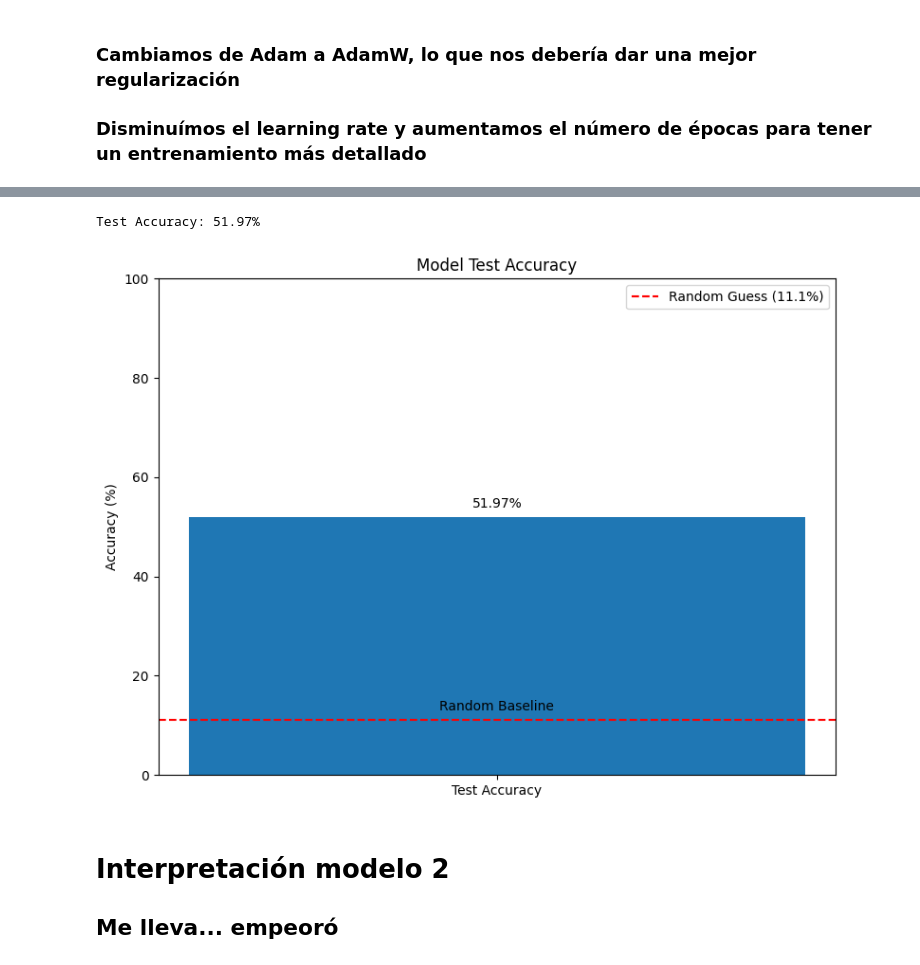
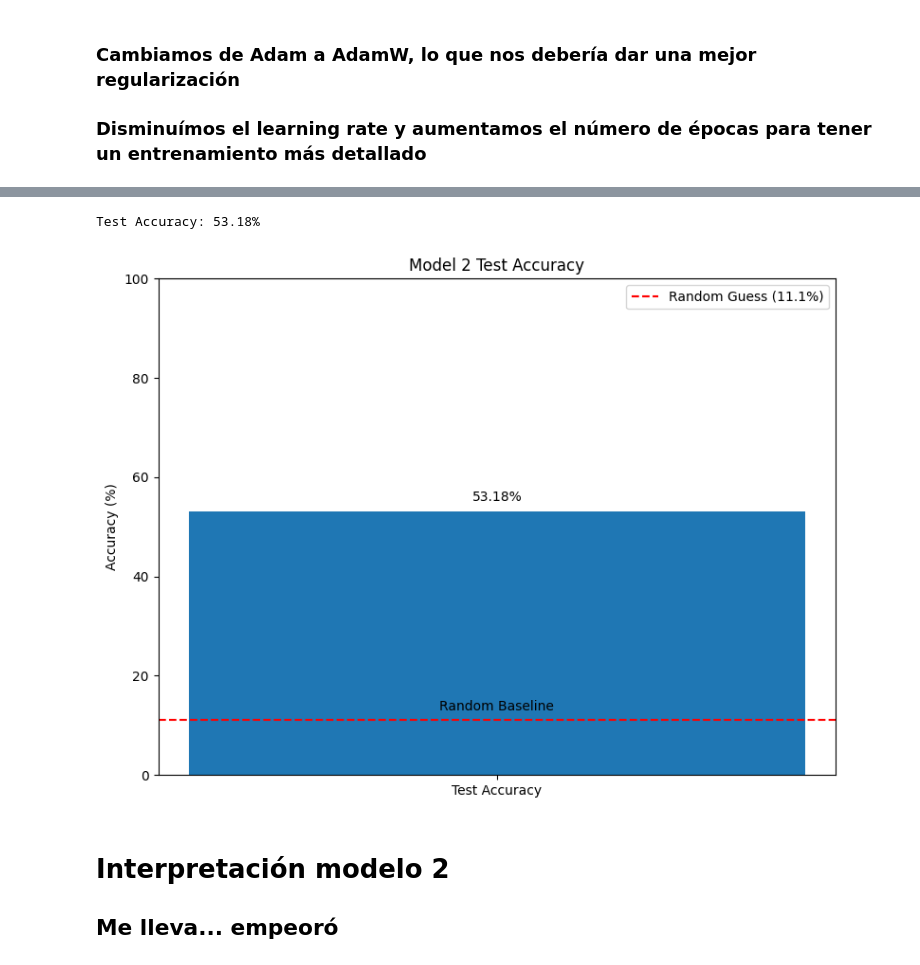
Before and after one commit to 00sen/7th-deep-learning, a Jupyter notebook: pytorch_transfer.ipynb, the cells around one changed output, grey strips where cells are left out. Saved outputs shown, nothing was run; the diff lists cells and outputs as text; code cells hidden in the pictures.

```diff
--- a/pytorch_transfer.ipynb
+++ b/pytorch_transfer.ipynb
@@ -1426,29 +1434,29 @@ with torch.no_grad():
         test_correct_2 += predicted.eq(labels).sum().item()
 
 test_acc_2 = 100.*test_correct_2/test_total_2
-print(f'\nTest Accuracy: {test_acc:.2f}%')
+print(f'\nTest Accuracy: {test_acc_2:.2f}%')
 # %% [output]
-Test Accuracy: 51.97%
+Test Accuracy: 53.18%
 # %%
 torch.save(model2.state_dict(), 'models/second-model.pth')
 # %%
 plt.figure(figsize=(8, 6))
-plt.bar(['Test Accuracy'], [test_acc])
+plt.bar(['Test Accuracy'], [test_acc_2])
 plt.axhline(y=100/9, color='r', linestyle='--', label='Random Guess (11.1%)')
 
 plt.title('Model 2 Test Accuracy')
 plt.ylabel('Accuracy (%)')
 plt.ylim(0, 100)
 
 # Añadir etiquetas
-plt.text(0, test_acc + 2, f'{test_acc:.2f}%', ha='center')
+plt.text(0, test_acc_2 + 2, f'{test_acc_2:.2f}%', ha='center')
 plt.text(0, 100/9 + 2, 'Random Baseline', ha='center')
 
 plt.legend()
 plt.tight_layout()
 plt.show()
 # %% [output]
-[figure, old version]
+[figure, new version]
 # %% [markdown]
 # Interpretación modelo 2
 ## Me lleva... empeoró
```
Also changed, not shown: parts of 2 cells of this notebook, 3 other files.
